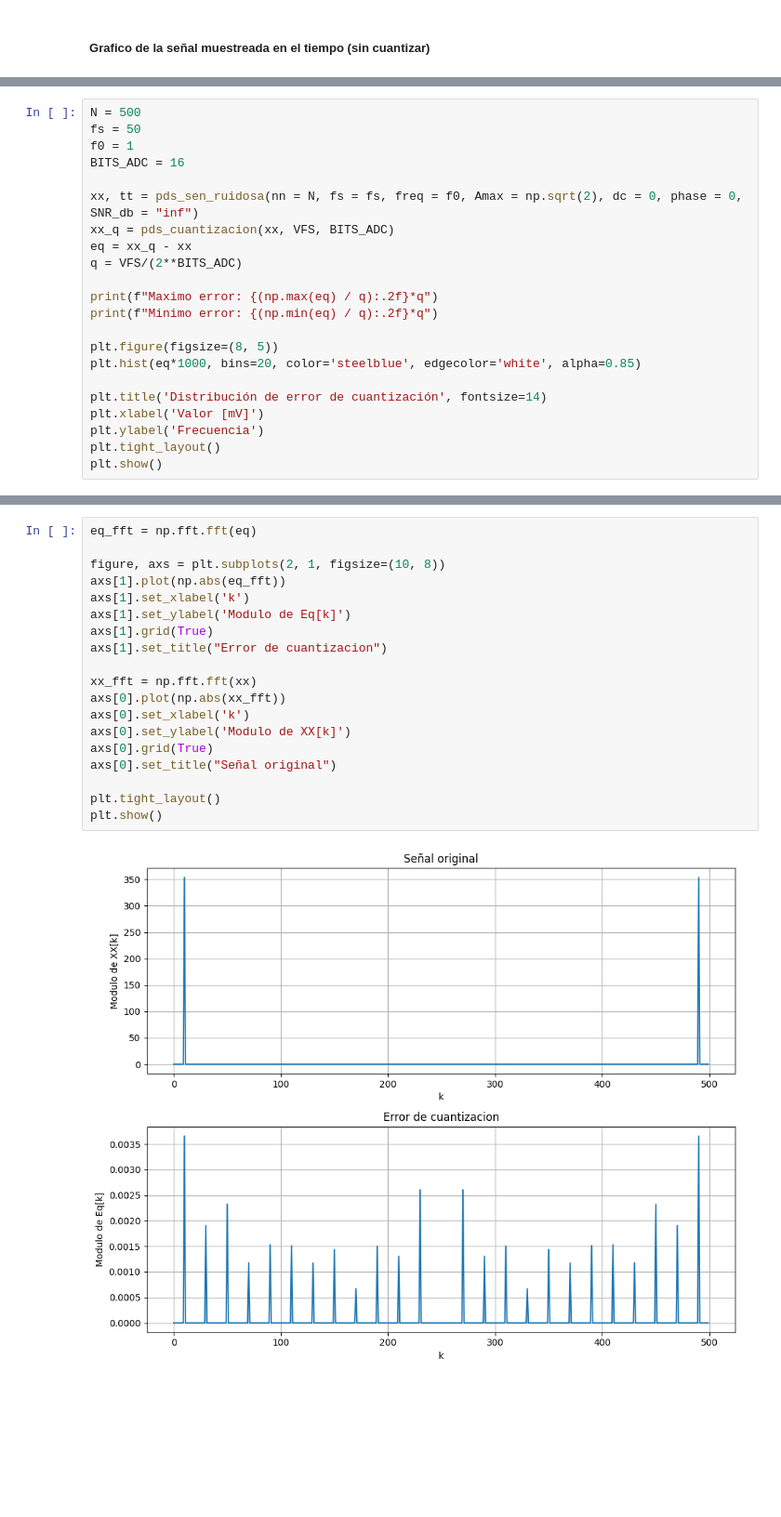
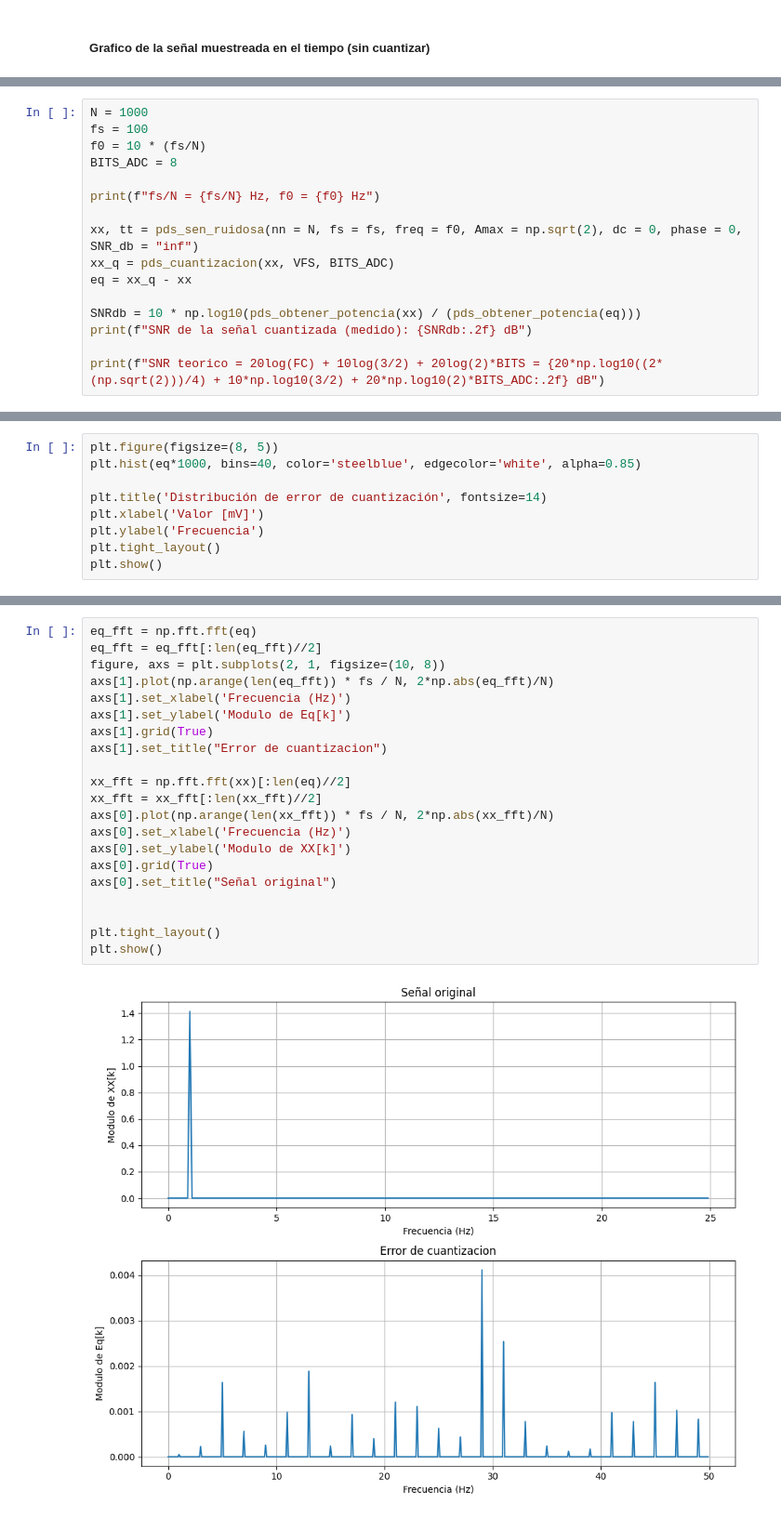
Before and after one commit to tomzuran/PDS2026, a Jupyter notebook: cuantizacion.ipynb, the cells around one changed output, grey strips where cells are left out. Shown at 93% size. Drawn from its saved outputs; the diff is of its cells as text; blank space fills up the shorter version.

```diff
--- a/cuantizacion.ipynb
+++ b/cuantizacion.ipynb
@@ -116,0 +128,16 @@ Podemos calcularlo y ver su distribución. Generamos una señal nueva que tenga
+# %%
+N = 1000
+fs = 100
+f0 = 10 * (fs/N)
+BITS_ADC = 8
+
+print(f"fs/N = {fs/N} Hz, f0 = {f0} Hz")
+
+xx, tt = pds_sen_ruidosa(nn = N, fs = fs, freq = f0, Amax = np.sqrt(2), dc = 0, phase = 0, SNR_db = "inf")
+xx_q = pds_cuantizacion(xx, VFS, BITS_ADC)
+eq = xx_q - xx
+
+SNRdb = 10 * np.log10(pds_obtener_potencia(xx) / (pds_obtener_potencia(eq)))
+print(f"SNR de la señal cuantizada (medido): {SNRdb:.2f} dB")
+
+print(f"SNR teorico = 20log(FC) + 10log(3/2) + 20log(2)*BITS = {20*np.log10((2*(np.sqrt(2)))/4) + 10*np.log10(3/2) + 20*np.log10(2)*BITS_ADC:.2f} dB")
@@ -117,19 +169,6 @@ Podemos calcularlo y ver su distribución. Generamos una señal nueva que tenga
 # %%
-N = 500
-fs = 50
-f0 = 1
-BITS_ADC = 16
-
-xx, tt = pds_sen_ruidosa(nn = N, fs = fs, freq = f0, Amax = np.sqrt(2), dc = 0, phase = 0, SNR_db = "inf")
-xx_q = pds_cuantizacion(xx, VFS, BITS_ADC)
-eq = xx_q - xx
-q = VFS/(2**BITS_ADC)
-
-print(f"Maximo error: {(np.max(eq) / q):.2f}*q")
-print(f"Minimo error: {(np.min(eq) / q):.2f}*q")
-
 plt.figure(figsize=(8, 5))
-plt.hist(eq*1000, bins=20, color='steelblue', edgecolor='white', alpha=0.85)
+plt.hist(eq*1000, bins=40, color='steelblue', edgecolor='white', alpha=0.85)
 
 plt.title('Distribución de error de cuantización', fontsize=14)
 plt.xlabel('Valor [mV]')
@@ -146,22 +183,24 @@ Vemos que la distribución no es una distribución uniforme como se esperaría.
 Podemos comprobarlo:
 # %%
 eq_fft = np.fft.fft(eq)
-
+eq_fft = eq_fft[:len(eq_fft)//2]
 figure, axs = plt.subplots(2, 1, figsize=(10, 8))
-axs[1].plot(np.abs(eq_fft))
-axs[1].set_xlabel('k')
+axs[1].plot(np.arange(len(eq_fft)) * fs / N, 2*np.abs(eq_fft)/N)
+axs[1].set_xlabel('Frecuencia (Hz)')
 axs[1].set_ylabel('Modulo de Eq[k]')
 axs[1].grid(True)
 axs[1].set_title("Error de cuantizacion")
 
-xx_fft = np.fft.fft(xx)
-axs[0].plot(np.abs(xx_fft))
-axs[0].set_xlabel('k')
+xx_fft = np.fft.fft(xx)[:len(eq)//2]
+xx_fft = xx_fft[:len(xx_fft)//2]
+axs[0].plot(np.arange(len(xx_fft)) * fs / N, 2*np.abs(xx_fft)/N)
+axs[0].set_xlabel('Frecuencia (Hz)')
 axs[0].set_ylabel('Modulo de XX[k]')
 axs[0].grid(True)
 axs[0].set_title("Señal original")
 
+
 plt.tight_layout()
 plt.show()
 # %% [output]
-[figure, old version]
+[figure, new version]
```
Also changed, not shown: parts of 47 cells of this notebook.
